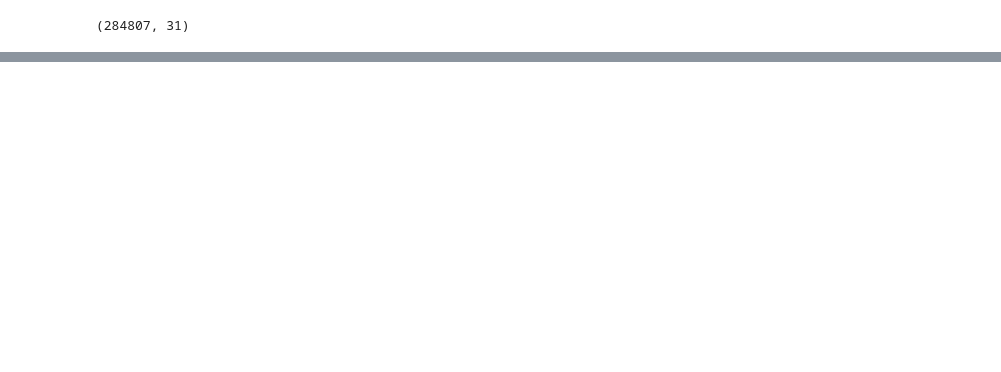
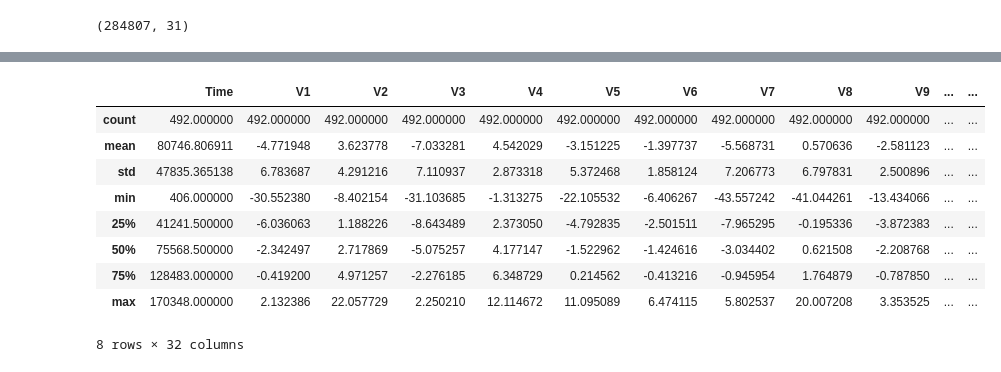
Before and after one commit to rriizz2k/fraud-detection-autoencoder, a Jupyter notebook: notebooks/01_eda.ipynb, the cells around one changed output, grey strips where cells are left out. Saved outputs shown, nothing was run; the diff lists cells and outputs as text; code cells hidden in the pictures; blank space fills up the shorter version.

```diff
--- a/notebooks/01_eda.ipynb
+++ b/notebooks/01_eda.ipynb
@@ -28,0 +53,13 @@ df
+# %%
+df[df['Class'] == 1].describe()
+# %% [output]
+|  | Time | V1 | V2 | V3 | V4 | V5 | V6 | V7 | V8 | V9 | ... | ... |
+| count | 492.000000 | 492.000000 | 492.000000 | 492.000000 | 492.000000 | 492.000000 | 492.000000 | 492.000000 | 492.000000 | 492.000000 | ... | ... |
+| mean | 80746.806911 | -4.771948 | 3.623778 | -7.033281 | 4.542029 | -3.151225 | -1.397737 | -5.568731 | 0.570636 | -2.581123 | ... | ... |
+| std | 47835.365138 | 6.783687 | 4.291216 | 7.110937 | 2.873318 | 5.372468 | 1.858124 | 7.206773 | 6.797831 | 2.500896 | ... | ... |
+| min | 406.000000 | -30.552380 | -8.402154 | -31.103685 | -1.313275 | -22.105532 | -6.406267 | -43.557242 | -41.044261 | -13.434066 | ... | ... |
+| 25% | 41241.500000 | -6.036063 | 1.188226 | -8.643489 | 2.373050 | -4.792835 | -2.501511 | -7.965295 | -0.195336 | -3.872383 | ... | ... |
+| 50% | 75568.500000 | -2.342497 | 2.717869 | -5.075257 | 4.177147 | -1.522962 | -1.424616 | -3.034402 | 0.621508 | -2.208768 | ... | ... |
+| 75% | 128483.000000 | -0.419200 | 4.971257 | -2.276185 | 6.348729 | 0.214562 | -0.413216 | -0.945954 | 1.764879 | -0.787850 | ... | ... |
+| max | 170348.000000 | 2.132386 | 22.057729 | 2.250210 | 12.114672 | 11.095089 | 6.474115 | 5.802537 | 20.007208 | 3.353525 | ... | ... |
+8 rows × 32 columns
```
Also changed, not shown: parts of 9 cells of this notebook.
